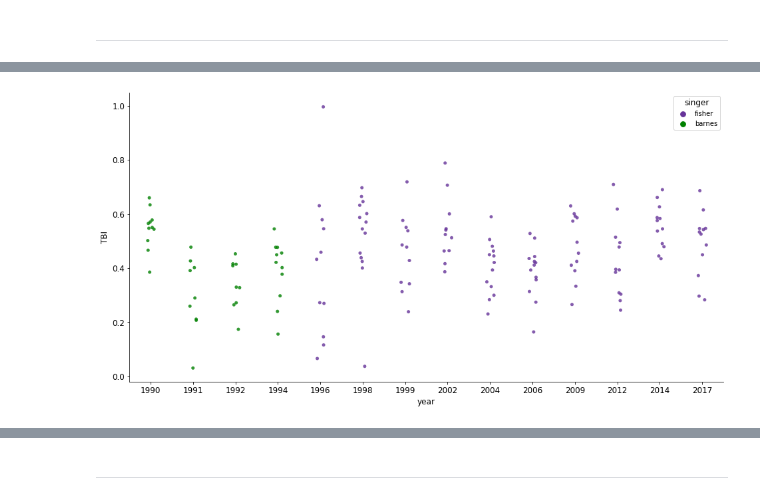
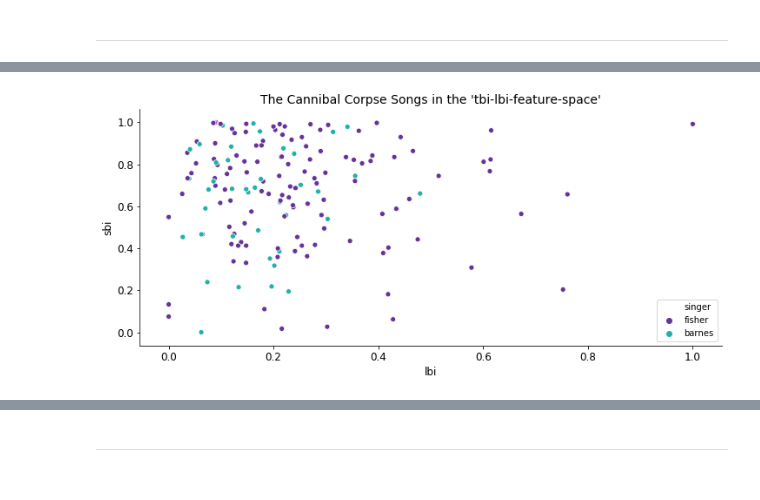
Before and after one commit to rbuerki/most-brutal-cannibal-corpse, a Jupyter notebook: 2-Text-Analysis-and-Rest.ipynb, the cells around one changed output, grey strips where cells are left out. Drawn from its saved outputs; the diff is of its cells as text; code cells hidden in the pictures.

```diff
--- a/2-Text-Analysis-and-Rest.ipynb
+++ b/2-Text-Analysis-and-Rest.ipynb
@@ -329,10 +329,10 @@ def scrape_lyrics(songlist):
 lyrics_dict = scrape_lyrics(songlist)
 # %%
 # Save / load dict
-# with open('data/interim/lyrics_dict.pkl', 'wb') as f:
-#         pickle.dump(lyrics_dict, f, pickle.HIGHEST_PROTOCOL)
-with open('data/interim/lyrics_dict.pkl', 'rb') as f:
-    lyrics_dict = pickle.load(f)
+with open('data/interim/lyrics_dict.pkl', 'wb') as f:
+        pickle.dump(lyrics_dict, f, pickle.HIGHEST_PROTOCOL)
+# with open('data/interim/lyrics_dict.pkl', 'rb') as f:
+#     lyrics_dict = pickle.load(f)
 # %%
 # Print sample
 lyrics_dict['absolute hatred']
@@ -601,10 +607,13 @@ print(song_data.shape)
 # %%
-# Create new col that maps songs to singers
+# Create a new categorical column that maps songs to singers
 
-barnes_albums = ['Eaten Back To Life', 'Butchered At Birth', 'Tomb Of The Mutilated', 'The Bleeding']
+barnes_albums = {'Eaten Back To Life', 'Butchered At Birth', 'Tomb Of The Mutilated', 'The Bleeding'}
 
 def check_singer(x):
     if x in barnes_albums:
         return 'barnes'
     else:
         return 'fisher'
+
+song_data['singer'] = song_data['album'].apply (lambda x: check_singer(x))
+display(song_data['singer'].value_counts())
@@ -622,4 +624,6 @@ sns.scatterplot('lbi', 'sbi', hue='singer', data=song_data, palette=['rebeccapur
-# %%
-sns.stripplot('year', 'TBI', data=song_data, hue='singer', alpha=0.8, jitter=True, palette=['rebeccapurple', 'green']);
-# %% [output]
-[figure, removed]
+# %%
+fig, ax = plt.subplots(figsize=(12,5))
+sns.scatterplot('lbi', 'sbi', hue='singer', data=song_data, palette=['rebeccapurple', 'lightseagreen'])
+ax.set_title("The Cannibal Corpse Songs in the 'tbi-lbi-feature-space'",size=14);
+# %% [output]
+[figure, added]
```
Also changed, not shown: parts of 23 cells of this notebook.
